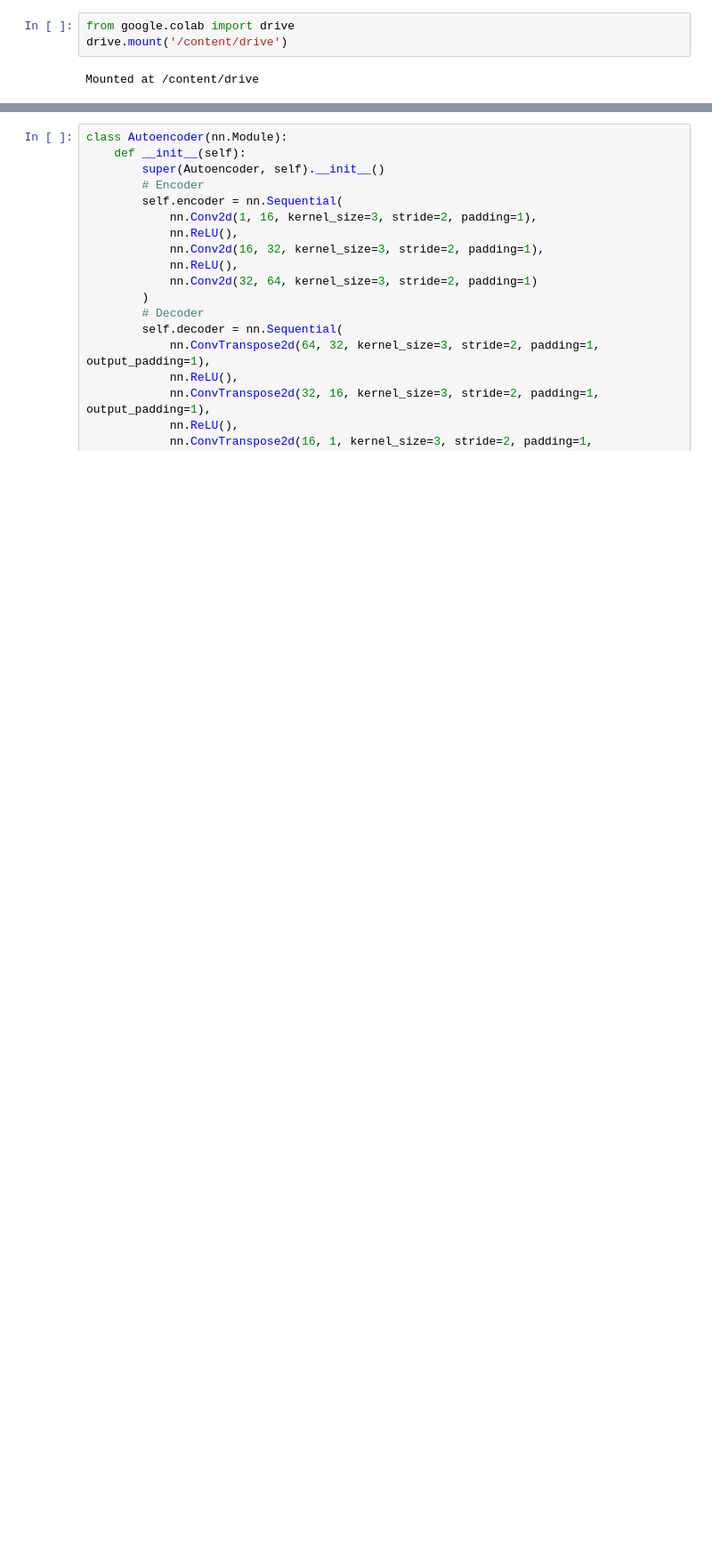
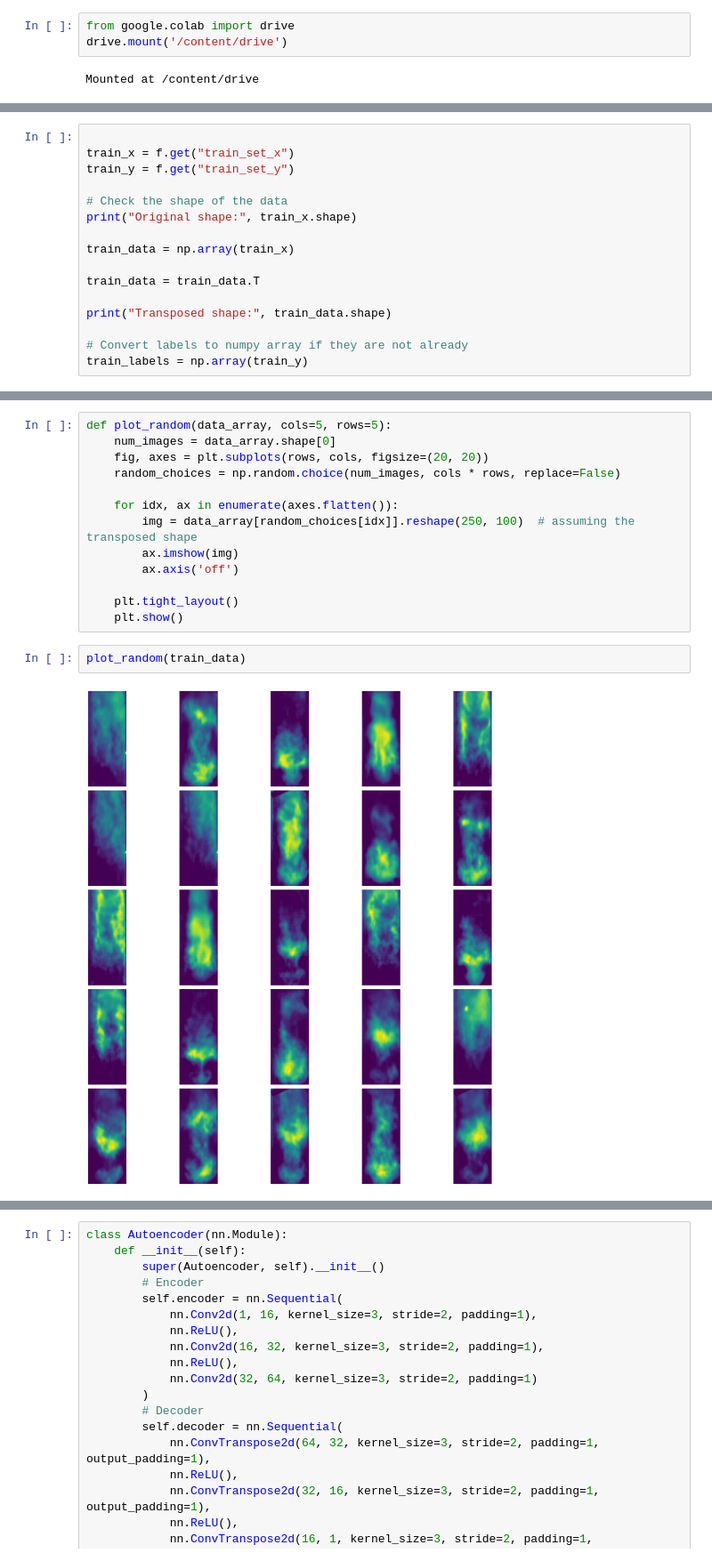
Before and after one commit to newton-raphson/sequential_image_classification, a Jupyter notebook: notebooks/Q2_592.ipynb, the cells around one changed output, grey strips where cells are left out. Shown at 89% size. Drawn from its saved outputs; the diff is of its cells as text; blank space fills up the shorter version.

```diff
--- a/notebooks/Q2_592.ipynb
+++ b/notebooks/Q2_592.ipynb
@@ -35,0 +97,16 @@ with h5py.File(mat_file_path, 'r') as file:
+# %%
+
+train_x = f.get("train_set_x")
+train_y = f.get("train_set_y")
+
+# Check the shape of the data
+print("Original shape:", train_x.shape)
+
+train_data = np.array(train_x)
+
+train_data = train_data.T
+
+print("Transposed shape:", train_data.shape)
+
+# Convert labels to numpy array if they are not already
+train_labels = np.array(train_y)
@@ -35,0 +138,17 @@ with h5py.File(mat_file_path, 'r') as file:
+# %%
+def plot_random(data_array, cols=5, rows=5):
+    num_images = data_array.shape[0]
+    fig, axes = plt.subplots(rows, cols, figsize=(20, 20))
+    random_choices = np.random.choice(num_images, cols * rows, replace=False)
+
+    for idx, ax in enumerate(axes.flatten()):
+        img = data_array[random_choices[idx]].reshape(250, 100)  # assuming the transposed shape
+        ax.imshow(img)
+        ax.axis('off')
+
+    plt.tight_layout()
+    plt.show()
+# %%
+plot_random(train_data)
+# %% [output]
+[figure, added]
```
Also changed, not shown: parts of 26 cells of this notebook.
